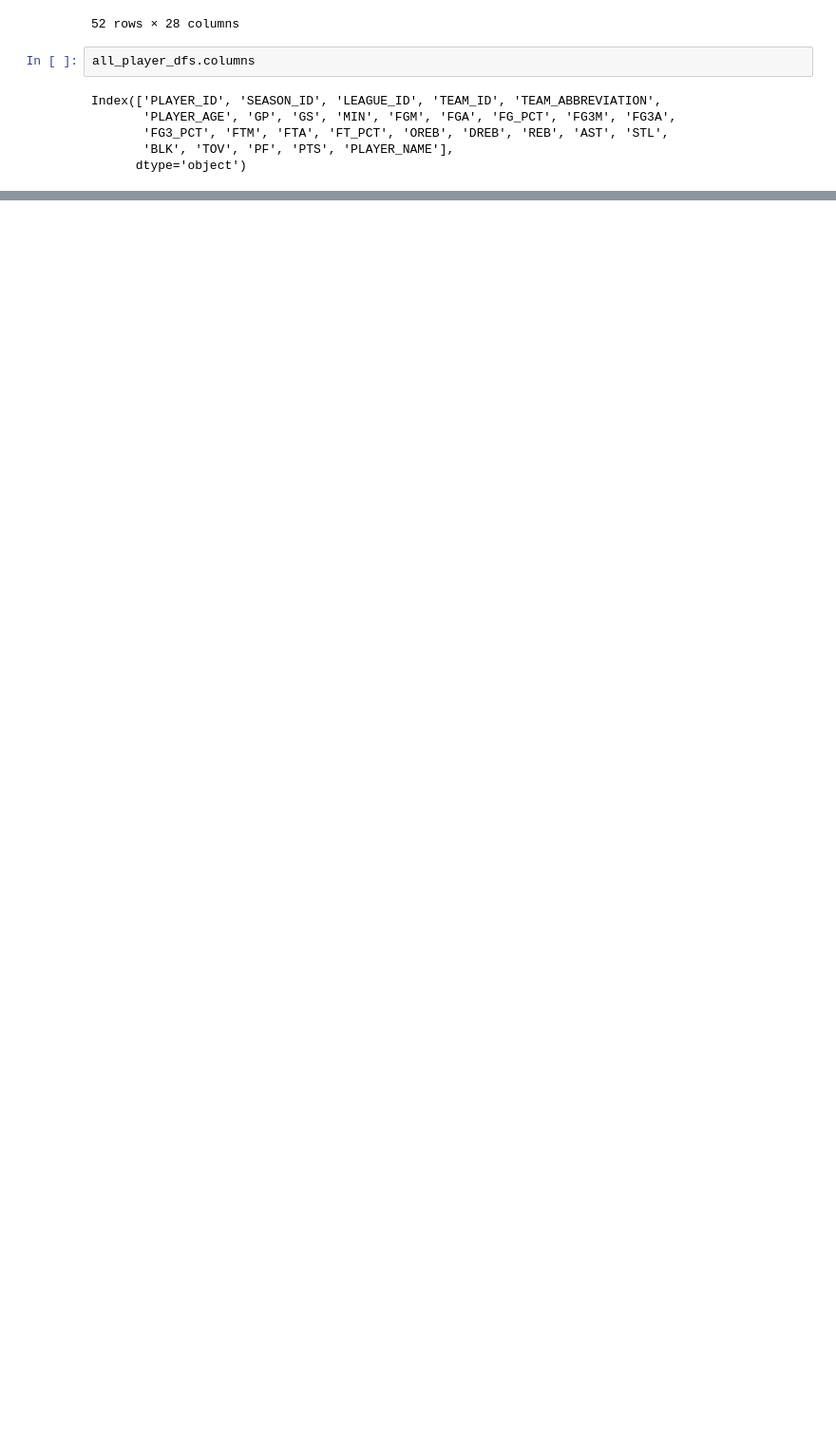
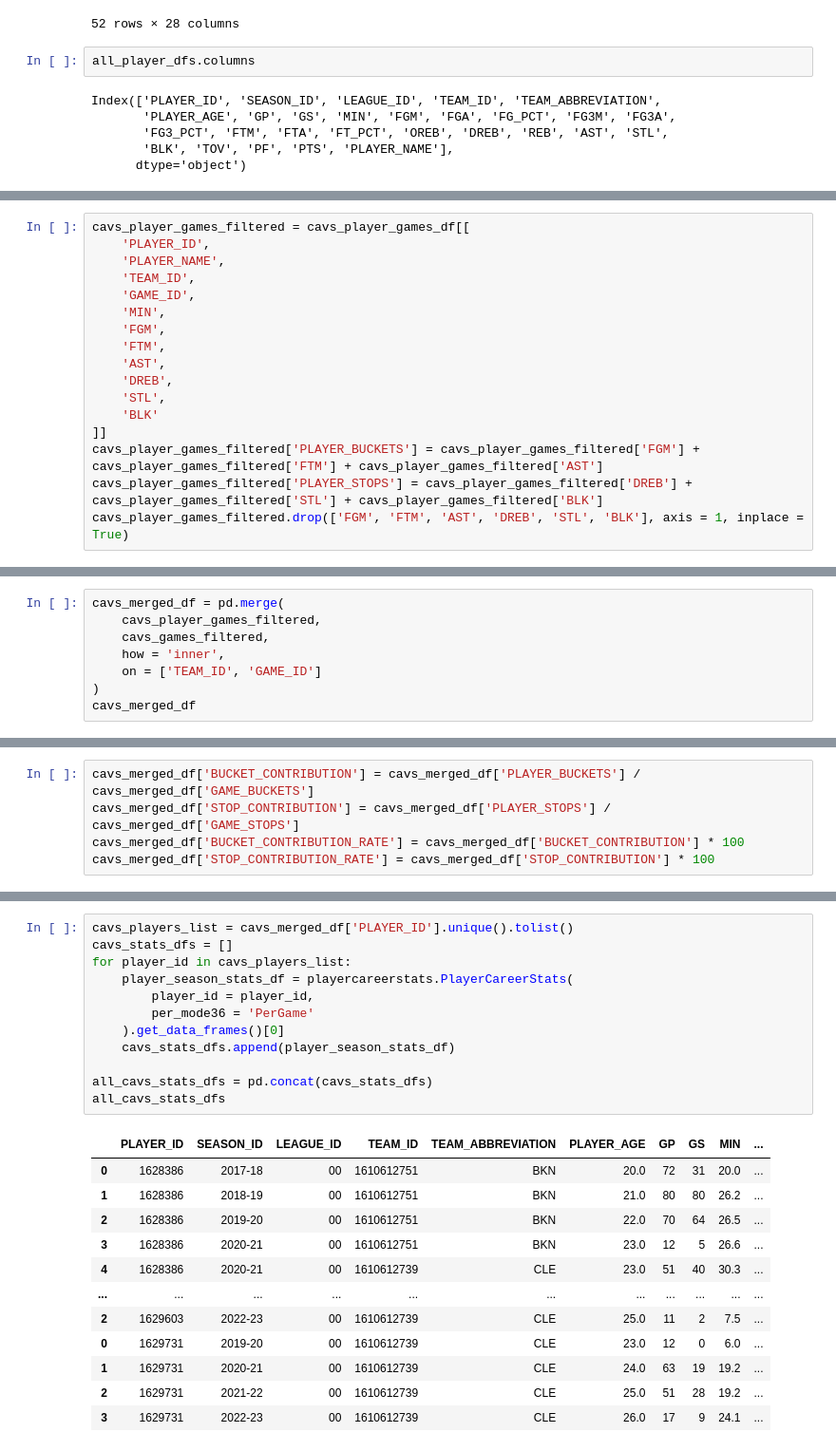
Before and after one commit to erictria/nba-himdex, a Jupyter notebook: api_test.ipynb, the cells around one changed output, grey strips where cells are left out. Shown: that part at 95% size. Saved outputs shown, nothing was run; the diff lists cells and outputs as text; blank space fills up the shorter version.

```diff
--- a/api_test.ipynb
+++ b/api_test.ipynb
@@ -159,0 +305,17 @@ Index(['PLAYER_ID', 'SEASON_ID', 'LEAGUE_ID', 'TEAM_ID', 'TEAM_ABBREVIATION',
+# %%
+cavs_player_games_filtered = cavs_player_games_df[[
+    'PLAYER_ID',
+    'PLAYER_NAME',
+    'TEAM_ID',
+    'GAME_ID',
+    'MIN',
+    'FGM',
+    'FTM',
+    'AST',
+    'DREB',
+    'STL',
+    'BLK'
+]]
+cavs_player_games_filtered['PLAYER_BUCKETS'] = cavs_player_games_filtered['FGM'] + cavs_player_games_filtered['FTM'] + cavs_player_games_filtered['AST']
+cavs_player_games_filtered['PLAYER_STOPS'] = cavs_player_games_filtered['DREB'] + cavs_player_games_filtered['STL'] + cavs_player_games_filtered['BLK']
+cavs_player_games_filtered.drop(['FGM', 'FTM', 'AST', 'DREB', 'STL', 'BLK'], axis = 1, inplace = True)
@@ -159,0 +353,8 @@ Index(['PLAYER_ID', 'SEASON_ID', 'LEAGUE_ID', 'TEAM_ID', 'TEAM_ABBREVIATION',
+# %%
+cavs_merged_df = pd.merge(
+    cavs_player_games_filtered,
+    cavs_games_filtered,
+    how = 'inner',
+    on = ['TEAM_ID', 'GAME_ID']
+)
+cavs_merged_df
@@ -159,0 +375,5 @@ Index(['PLAYER_ID', 'SEASON_ID', 'LEAGUE_ID', 'TEAM_ID', 'TEAM_ABBREVIATION',
+# %%
+cavs_merged_df['BUCKET_CONTRIBUTION'] = cavs_merged_df['PLAYER_BUCKETS'] / cavs_merged_df['GAME_BUCKETS']
+cavs_merged_df['STOP_CONTRIBUTION'] = cavs_merged_df['PLAYER_STOPS'] / cavs_merged_df['GAME_STOPS']
+cavs_merged_df['BUCKET_CONTRIBUTION_RATE'] = cavs_merged_df['BUCKET_CONTRIBUTION'] * 100
+cavs_merged_df['STOP_CONTRIBUTION_RATE'] = cavs_merged_df['STOP_CONTRIBUTION'] * 100
@@ -159,0 +396,25 @@ Index(['PLAYER_ID', 'SEASON_ID', 'LEAGUE_ID', 'TEAM_ID', 'TEAM_ABBREVIATION',
+# %%
+cavs_players_list = cavs_merged_df['PLAYER_ID'].unique().tolist()
+cavs_stats_dfs = []
+for player_id in cavs_players_list:
+    player_season_stats_df = playercareerstats.PlayerCareerStats(
+        player_id = player_id,
+        per_mode36 = 'PerGame'
+    ).get_data_frames()[0]
+    cavs_stats_dfs.append(player_season_stats_df)
+
+all_cavs_stats_dfs = pd.concat(cavs_stats_dfs)
+all_cavs_stats_dfs
+# %% [output]
+|  | PLAYER_ID | SEASON_ID | LEAGUE_ID | TEAM_ID | TEAM_ABBREVIATION | PLAYER_AGE | GP | GS | MIN | ... |
+| 0 | 1628386 | 2017-18 | 00 | 1610612751 | BKN | 20.0 | 72 | 31 | 20.0 | ... |
+| 1 | 1628386 | 2018-19 | 00 | 1610612751 | BKN | 21.0 | 80 | 80 | 26.2 | ... |
+| 2 | 1628386 | 2019-20 | 00 | 1610612751 | BKN | 22.0 | 70 | 64 | 26.5 | ... |
+| 3 | 1628386 | 2020-21 | 00 | 1610612751 | BKN | 23.0 | 12 | 5 | 26.6 | ... |
+| 4 | 1628386 | 2020-21 | 00 | 1610612739 | CLE | 23.0 | 51 | 40 | 30.3 | ... |
+| ... | ... | ... | ... | ... | ... | ... | ... | ... | ... | ... |
+| 2 | 1629603 | 2022-23 | 00 | 1610612739 | CLE | 25.0 | 11 | 2 | 7.5 | ... |
+| 0 | 1629731 | 2019-20 | 00 | 1610612739 | CLE | 23.0 | 12 | 0 | 6.0 | ... |
+| 1 | 1629731 | 2020-21 | 00 | 1610612739 | CLE | 24.0 | 63 | 19 | 19.2 | ... |
+| 2 | 1629731 | 2021-22 | 00 | 1610612739 | CLE | 25.0 | 51 | 28 | 19.2 | ... |
+| 3 | 1629731 | 2022-23 | 00 | 1610612739 | CLE | 26.0 | 17 | 9 | 24.1 | ... |
```
Also changed, not shown: parts of 21 cells of this notebook.
